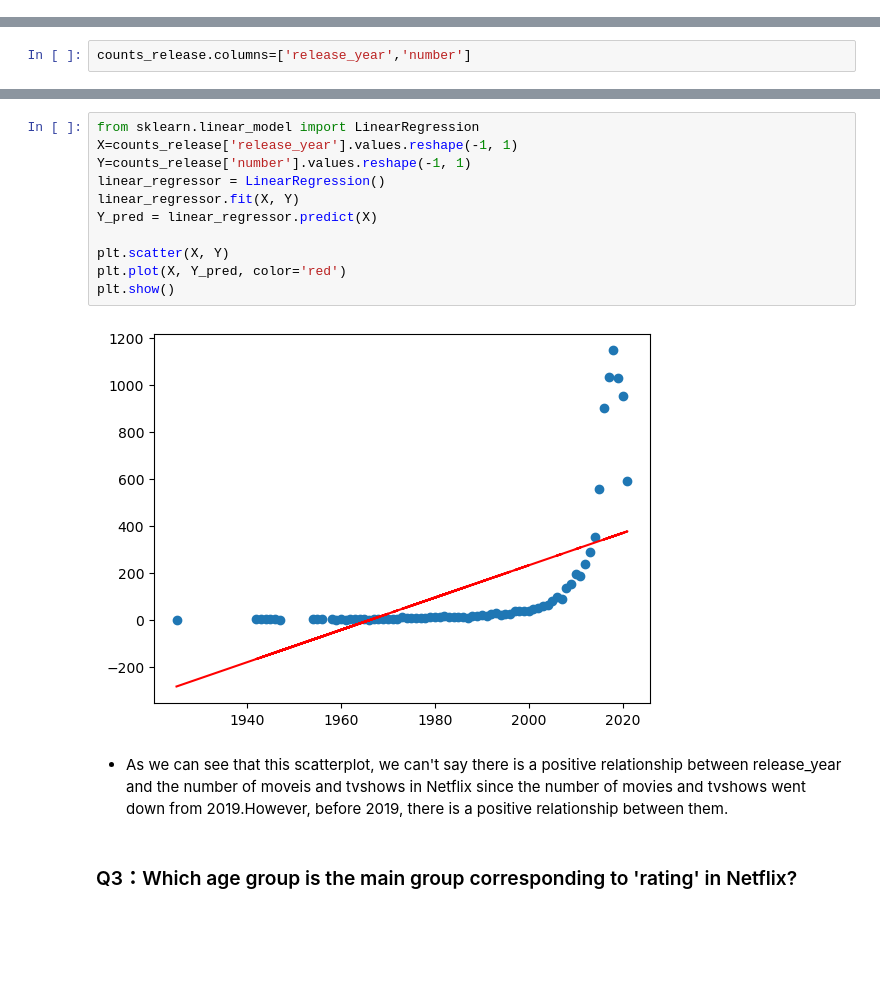
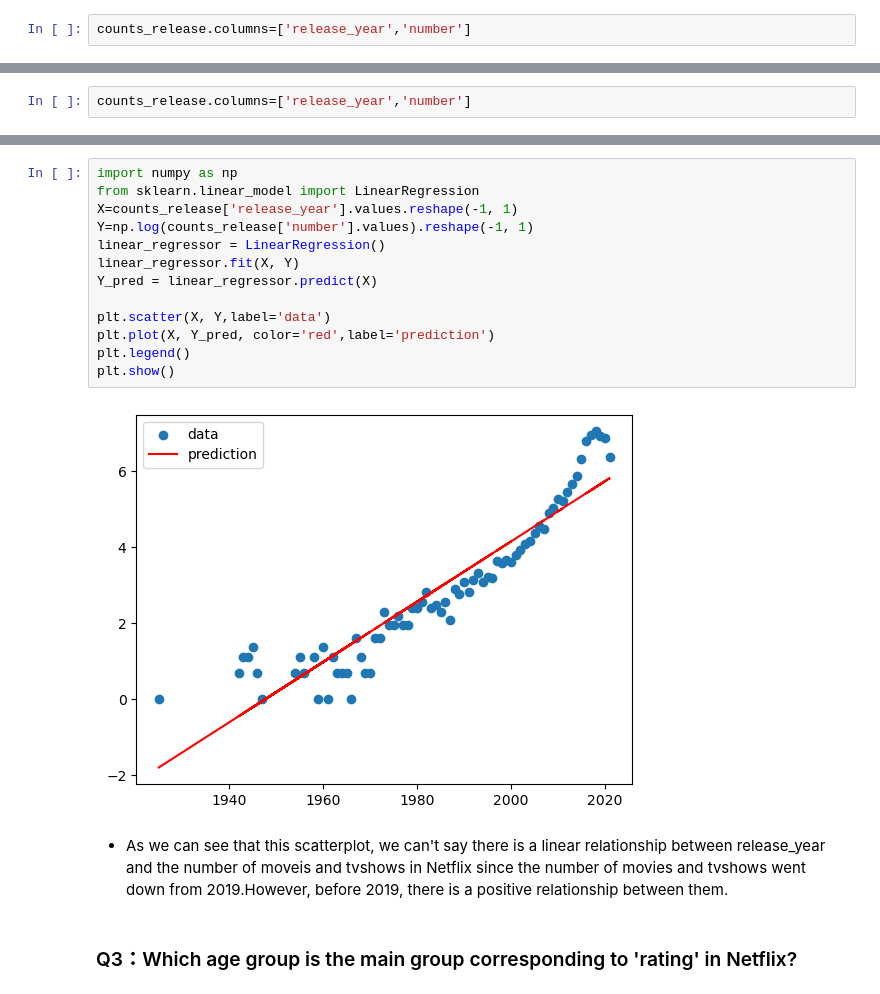
Before and after one commit to Yunling-G/Mid-Project, a Jupyter notebook: notebooks/Exploratory_data_analysis.ipynb, the cells around one changed output, grey strips where cells are left out. Saved outputs shown, nothing was run; the diff lists cells and outputs as text; blank space fills up the shorter version.

```diff
--- a/notebooks/Exploratory_data_analysis.ipynb
+++ b/notebooks/Exploratory_data_analysis.ipynb
@@ -324,6 +324,8 @@ sns.boxplot(netflix['release_year'])
 [figure]
 # %%
 counts_release= netflix['release_year'].value_counts().reset_index(drop=False)
+# %%
+counts_release.columns=['release_year','number']
 # %%
 # check the time dependency analysis using a seaborn lineplot
 fig, ax = plt.subplots(figsize=(8,6))
@@ -370,18 +405,20 @@ counts_release.columns=['release_year','number']
 # %%
+import numpy as np
 from sklearn.linear_model import LinearRegression
 X=counts_release['release_year'].values.reshape(-1, 1)
-Y=counts_release['number'].values.reshape(-1, 1)
+Y=np.log(counts_release['number'].values).reshape(-1, 1)
 linear_regressor = LinearRegression()
 linear_regressor.fit(X, Y)
 Y_pred = linear_regressor.predict(X)
 
-plt.scatter(X, Y)
-plt.plot(X, Y_pred, color='red')
+plt.scatter(X, Y,label='data')
+plt.plot(X, Y_pred, color='red',label='prediction')
+plt.legend()
 plt.show()
 # %% [output]
-[figure, old version]
+[figure, new version]
 # %% [markdown]
-- As we can see that this scatterplot, we can't say there is a positive relationship between release_year and the number of moveis and tvshows in Netflix since the number of movies and tvshows went down from 2019.However, before 2019, there is a positive relationship between them.
+- As we can see that this scatterplot, we can't say there is a linear relationship between release_year and the number of moveis and tvshows in Netflix since the number of movies and tvshows went down from 2019.However, before 2019, there is a positive relationship between them.
 # %% [markdown]
 ### Q3：Which age group is the main group corresponding to 'rating' in Netflix?
 # %%
```
Also changed, not shown: parts of 19 cells of this notebook.
